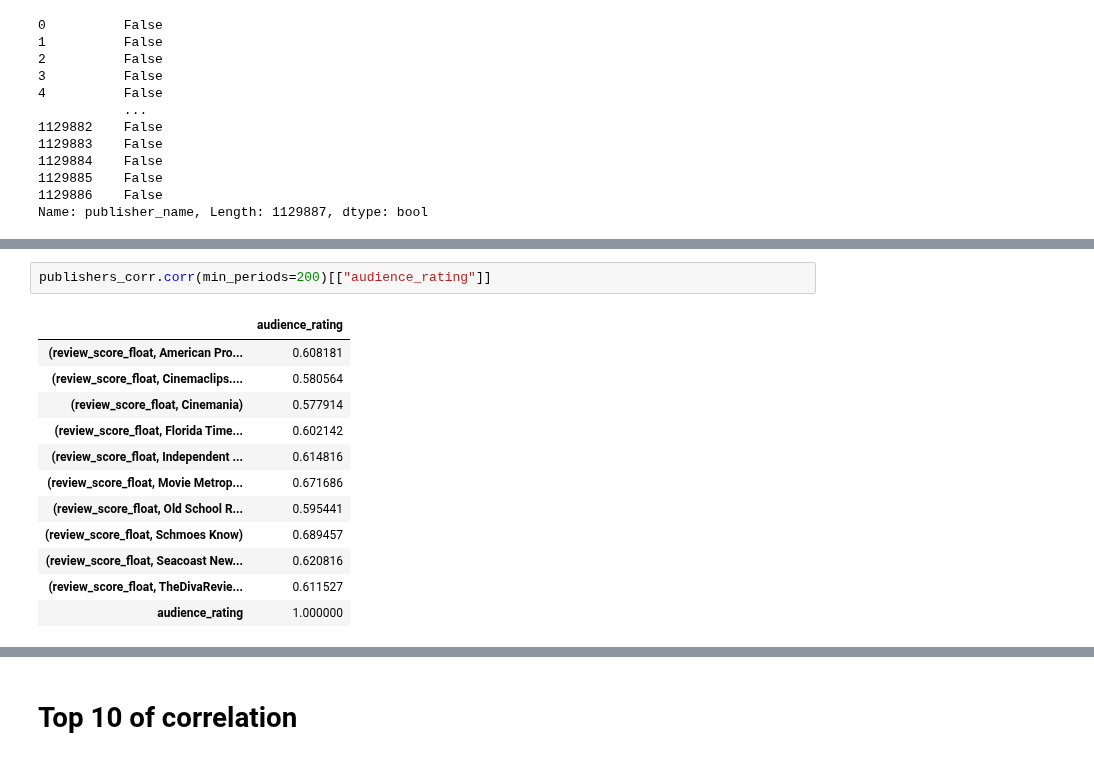
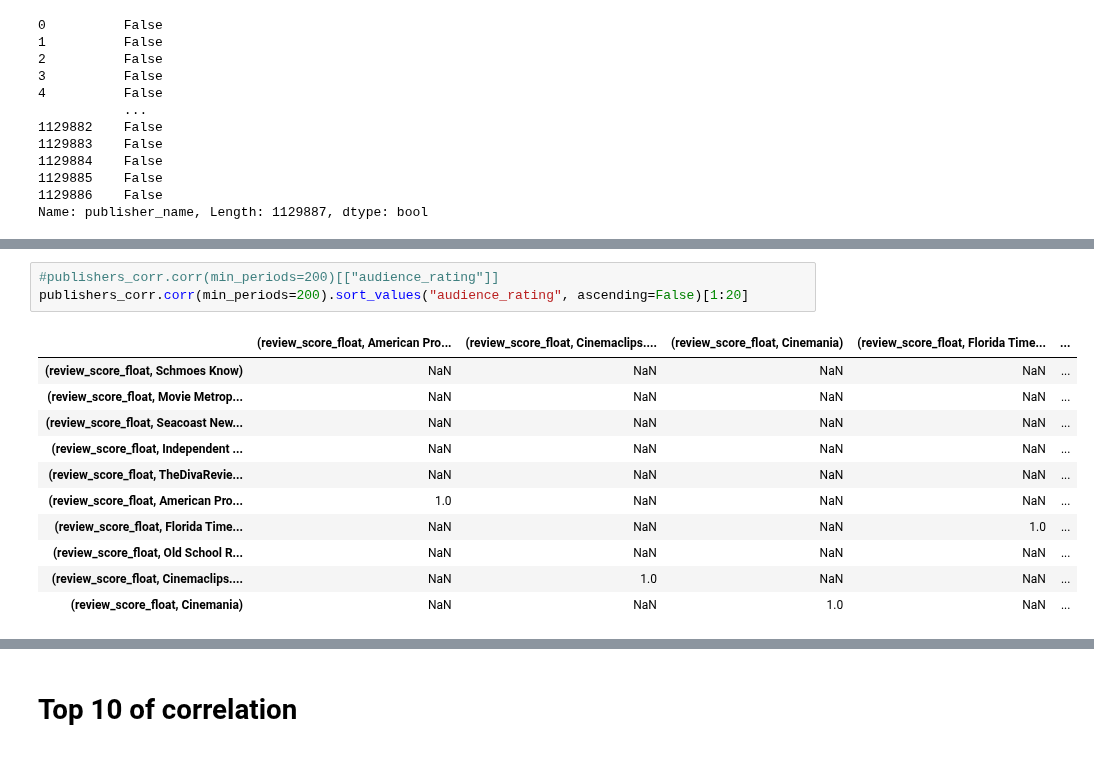
Before and after one commit to fdmdlb/nextflix, a Jupyter notebook: review_magazine_share.ipynb, the cells around one changed output, grey strips where cells are left out. Cells and saved outputs as stored; diff of their text form.

```diff
--- a/review_magazine_share.ipynb
+++ b/review_magazine_share.ipynb
@@ -239,17 +239,17 @@ merging between different levels is deprecated and will be removed in a future v
 3956 rows × 12 columns
 # %%
-publishers_corr.corr(min_periods=200)[["audience_rating"]]
+#publishers_corr.corr(min_periods=200)[["audience_rating"]]
+publishers_corr.corr(min_periods=200).sort_values("audience_rating", ascending=False)[1:20]
 # %% [output]
-|  | audience_rating |
-| (review_score_float, American Pro... | 0.608181 |
-| (review_score_float, Cinemaclips.... | 0.580564 |
-| (review_score_float, Cinemania) | 0.577914 |
-| (review_score_float, Florida Time... | 0.602142 |
-| (review_score_float, Independent ... | 0.614816 |
-| (review_score_float, Movie Metrop... | 0.671686 |
-| (review_score_float, Old School R... | 0.595441 |
-| (review_score_float, Schmoes Know) | 0.689457 |
-| (review_score_float, Seacoast New... | 0.620816 |
-| (review_score_float, TheDivaRevie... | 0.611527 |
-| audience_rating | 1.000000 |
+|  | (review_score_float, American Pro... | (review_score_float, Cinemaclips.... | (review_score_float, Cinemania) | (review_score_float, Florida Time... | ... |
+| (review_score_float, Schmoes Know) | NaN | NaN | NaN | NaN | ... |
+| (review_score_float, Movie Metrop... | NaN | NaN | NaN | NaN | ... |
+| (review_score_float, Seacoast New... | NaN | NaN | NaN | NaN | ... |
+| (review_score_float, Independent ... | NaN | NaN | NaN | NaN | ... |
+| (review_score_float, TheDivaRevie... | NaN | NaN | NaN | NaN | ... |
+| (review_score_float, American Pro... | 1.0 | NaN | NaN | NaN | ... |
+| (review_score_float, Florida Time... | NaN | NaN | NaN | 1.0 | ... |
+| (review_score_float, Old School R... | NaN | NaN | NaN | NaN | ... |
+| (review_score_float, Cinemaclips.... | NaN | 1.0 | NaN | NaN | ... |
+| (review_score_float, Cinemania) | NaN | NaN | 1.0 | NaN | ... |
 # %%
```
Also changed, not shown: parts of 2 cells of this notebook.
